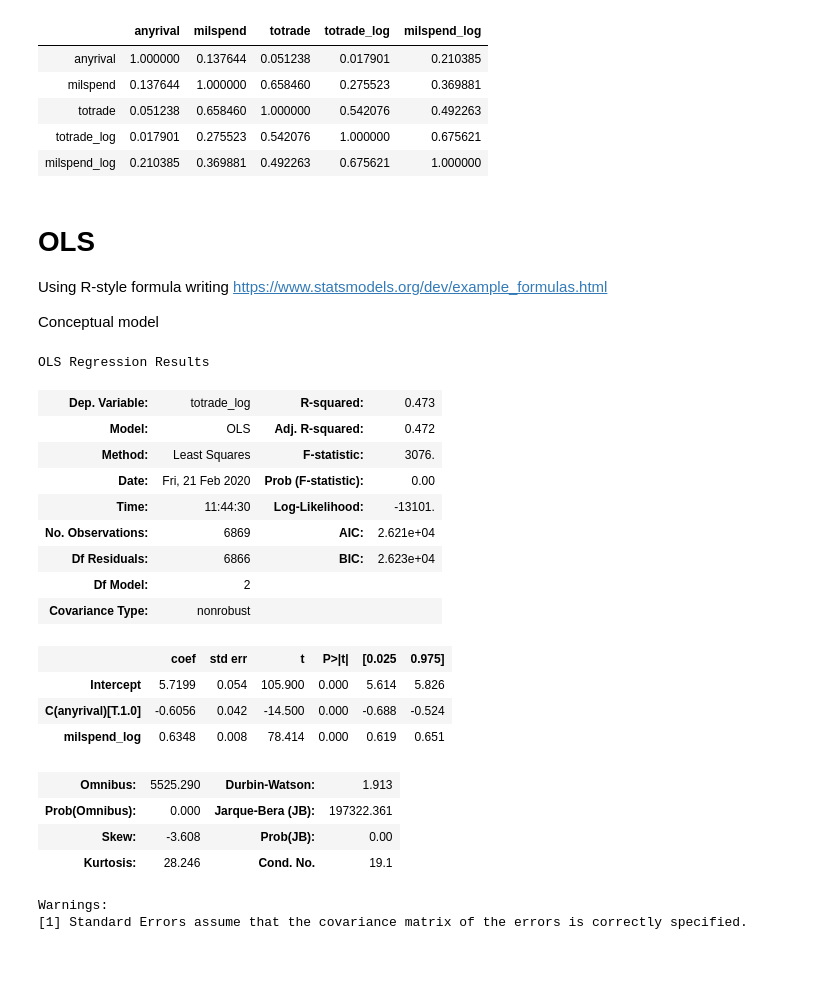
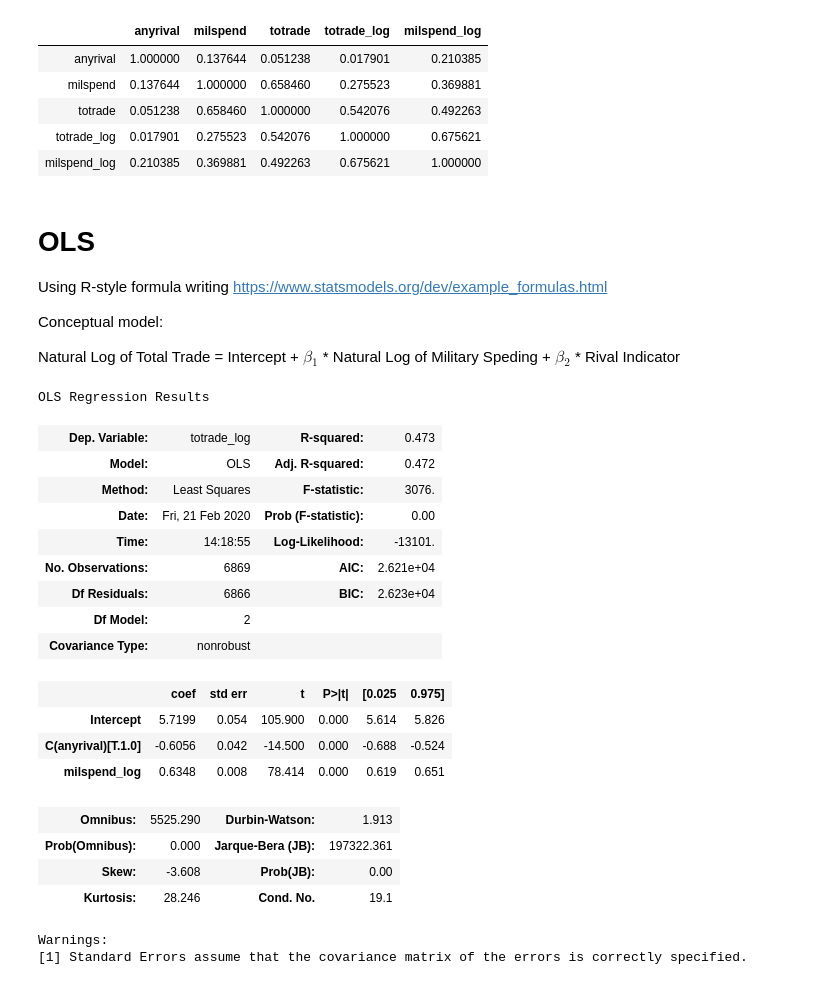
Before and after one commit to PardeeCenter/Python-Skills-Workshop, a Jupyter notebook: Session 3.2 Statistical Analysis with Python.ipynb, the cells around one changed output. Saved outputs shown, nothing was run; the diff lists cells and outputs as text; code cells hidden in the pictures.

```diff
--- a/Session 3.2 Statistical Analysis with Python.ipynb
+++ b/Session 3.2 Statistical Analysis with Python.ipynb
@@ -157,29 +157,30 @@ rival_ols.corr(method="pearson")
 Using R-style formula writing
 https://www.statsmodels.org/dev/example_formulas.html
 
-Conceptual model
+Conceptual model:
+
+Natural Log of Total Trade = Intercept + $\beta$$_1$ * Natural Log of Military Speding + $\beta$$_2$ * Rival Indicator
 # %%
-model=smf.ols("totrade_log ~ milspend_log+ C(anyrival)",data=rival_ols)
+model_ols=smf.ols("totrade_log ~ milspend_log+ C(anyrival)",data=rival_ols)
+model_ols.fit().summary()
+# %% [output]
+OLS Regression Results
+| Dep. Variable: | totrade_log | R-squared: | 0.473 |
+| Model: | OLS | Adj. R-squared: | 0.472 |
+| Method: | Least Squares | F-statistic: | 3076. |
+| Date: | Fri, 21 Feb 2020 | Prob (F-statistic): | 0.00 |
+| Time: | 14:18:55 | Log-Likelihood: | -13101. |
+| No. Observations: | 6869 | AIC: | 2.621e+04 |
+| Df Residuals: | 6866 | BIC: | 2.623e+04 |
+| Df Model: | 2 |  |  |
+| Covariance Type: | nonrobust |  |  |
+|  | coef | std err | t | P>|t| | [0.025 | 0.975] |
+| Intercept | 5.7199 | 0.054 | 105.900 | 0.000 | 5.614 | 5.826 |
+| C(anyrival)[T.1.0] | -0.6056 | 0.042 | -14.500 | 0.000 | -0.688 | -0.524 |
+| milspend_log | 0.6348 | 0.008 | 78.414 | 0.000 | 0.619 | 0.651 |
+| Omnibus: | 5525.290 | Durbin-Watson: | 1.913 |
+| Prob(Omnibus): | 0.000 | Jarque-Bera (JB): | 197322.361 |
+| Skew: | -3.608 | Prob(JB): | 0.00 |
+| Kurtosis: | 28.246 | Cond. No. | 19.1 |
+Warnings:
+[1] Standard Errors assume that the covariance matrix of the errors is correctly specified.
-# %%
-model.fit().summary()
-# %% [output]
-OLS Regression Results
-| Dep. Variable: | totrade_log | R-squared: | 0.473 |
-| Model: | OLS | Adj. R-squared: | 0.472 |
-| Method: | Least Squares | F-statistic: | 3076. |
-| Date: | Fri, 21 Feb 2020 | Prob (F-statistic): | 0.00 |
-| Time: | 11:44:30 | Log-Likelihood: | -13101. |
-| No. Observations: | 6869 | AIC: | 2.621e+04 |
-| Df Residuals: | 6866 | BIC: | 2.623e+04 |
-| Df Model: | 2 |  |  |
-| Covariance Type: | nonrobust |  |  |
-|  | coef | std err | t | P>|t| | [0.025 | 0.975] |
-| Intercept | 5.7199 | 0.054 | 105.900 | 0.000 | 5.614 | 5.826 |
-| C(anyrival)[T.1.0] | -0.6056 | 0.042 | -14.500 | 0.000 | -0.688 | -0.524 |
-| milspend_log | 0.6348 | 0.008 | 78.414 | 0.000 | 0.619 | 0.651 |
-| Omnibus: | 5525.290 | Durbin-Watson: | 1.913 |
-| Prob(Omnibus): | 0.000 | Jarque-Bera (JB): | 197322.361 |
-| Skew: | -3.608 | Prob(JB): | 0.00 |
-| Kurtosis: | 28.246 | Cond. No. | 19.1 |
-Warnings:
-[1] Standard Errors assume that the covariance matrix of the errors is correctly specified.
```
Also changed, not shown: parts of 3 cells of this notebook.
